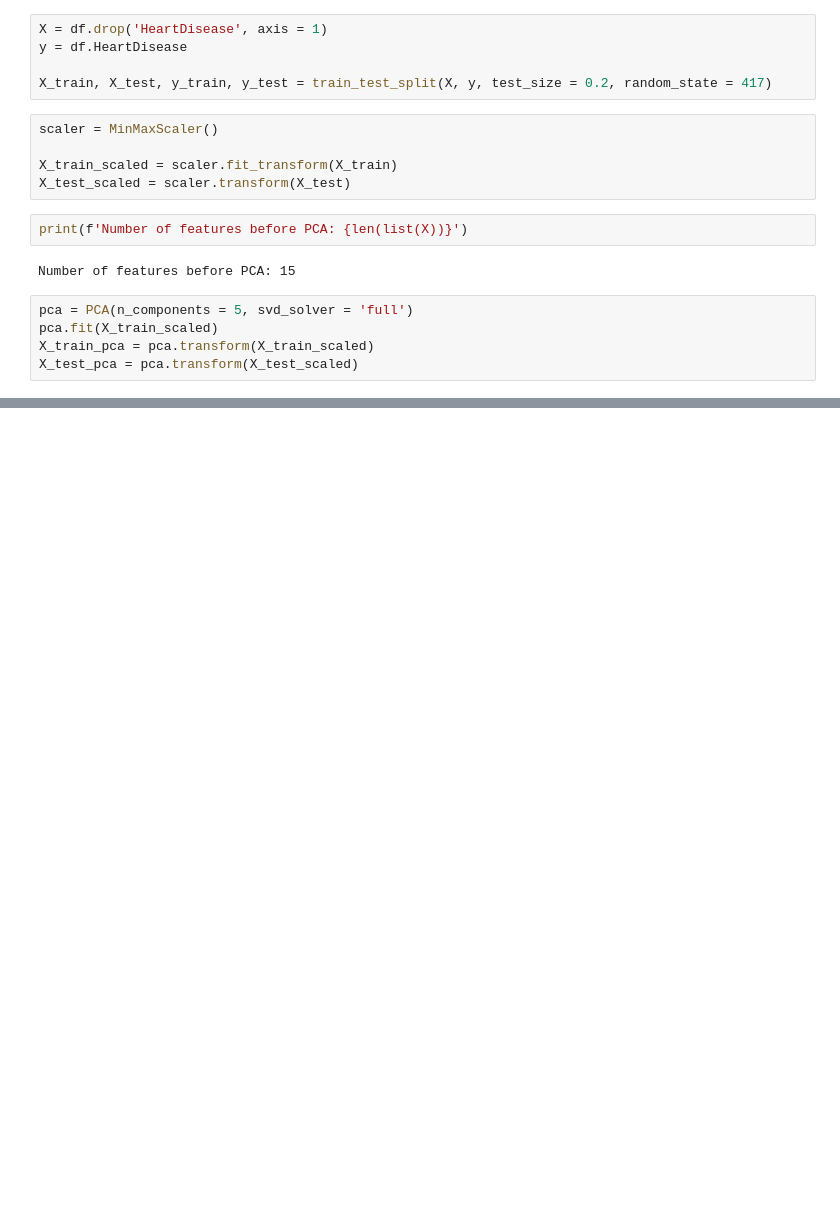
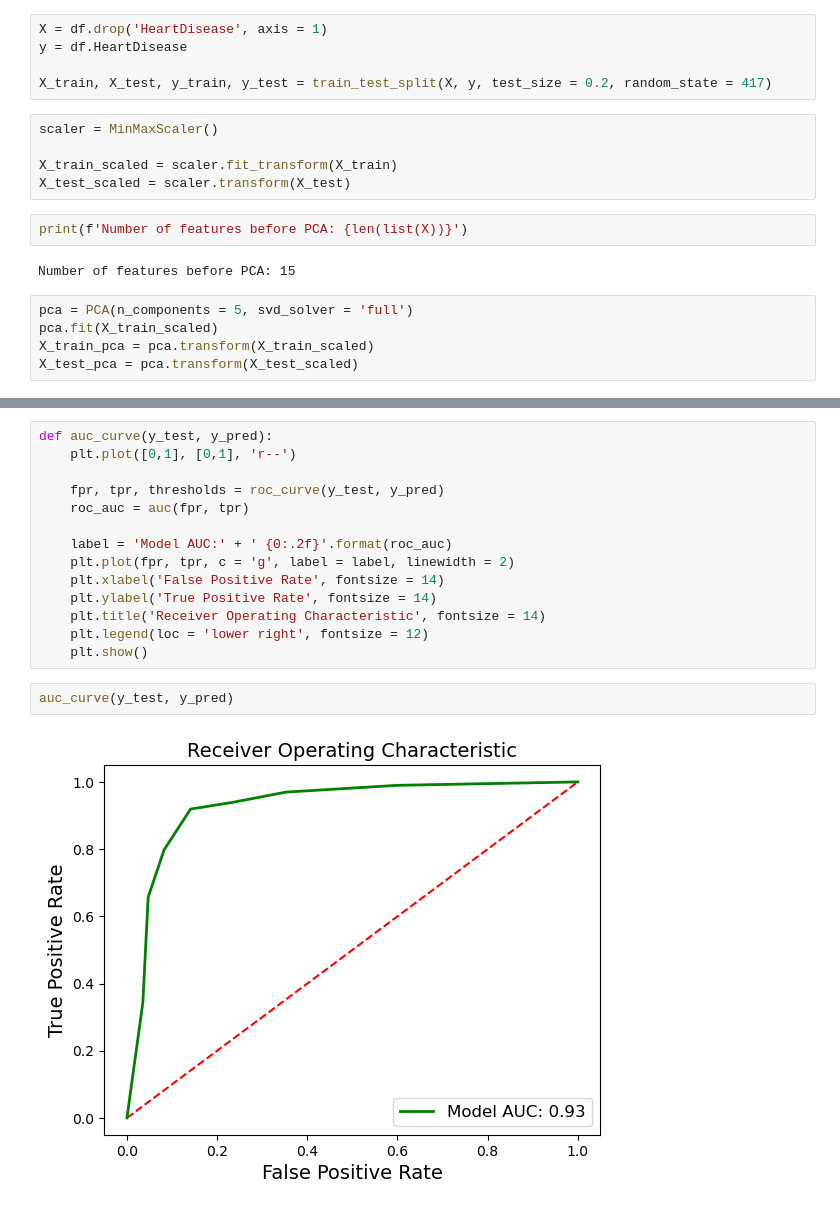
Before and after one commit to CyprianFusi/Predicting-Heart-Disease-using-K-Nearest-Neighbours, a Jupyter notebook: Predicting Heart Disease.ipynb, the cells around one changed output, grey strips where cells are left out. Saved outputs shown, nothing was run; the diff lists cells and outputs as text; blank space fills up the shorter version.

```diff
--- a/Predicting Heart Disease.ipynb
+++ b/Predicting Heart Disease.ipynb
@@ -412,0 +439,18 @@ print(acc_pca)
+# %%
+def auc_curve(y_test, y_pred):
+    plt.plot([0,1], [0,1], 'r--')
+
+    fpr, tpr, thresholds = roc_curve(y_test, y_pred)
+    roc_auc = auc(fpr, tpr)
+
+    label = 'Model AUC:' + ' {0:.2f}'.format(roc_auc)
+    plt.plot(fpr, tpr, c = 'g', label = label, linewidth = 2)
+    plt.xlabel('False Positive Rate', fontsize = 14)
+    plt.ylabel('True Positive Rate', fontsize = 14)
+    plt.title('Receiver Operating Characteristic', fontsize = 14)
+    plt.legend(loc = 'lower right', fontsize = 12)
+    plt.show()
+# %%
+auc_curve(y_test, y_pred)
+# %% [output]
+[figure, added]
```
Also changed, not shown: parts of 10 cells of this notebook.
